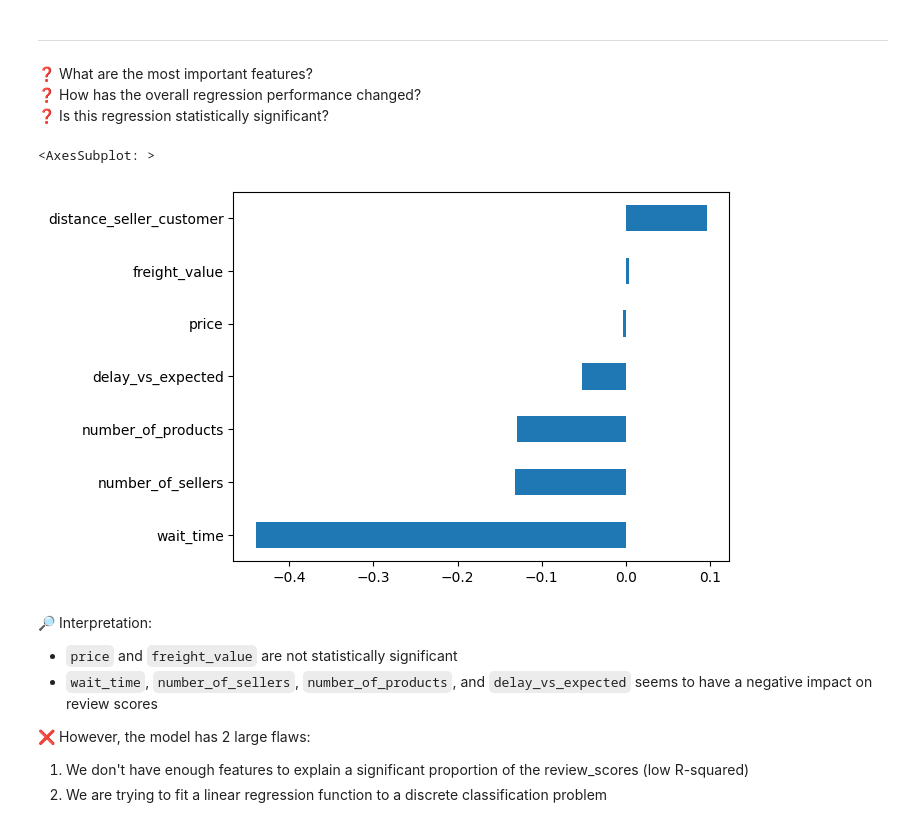
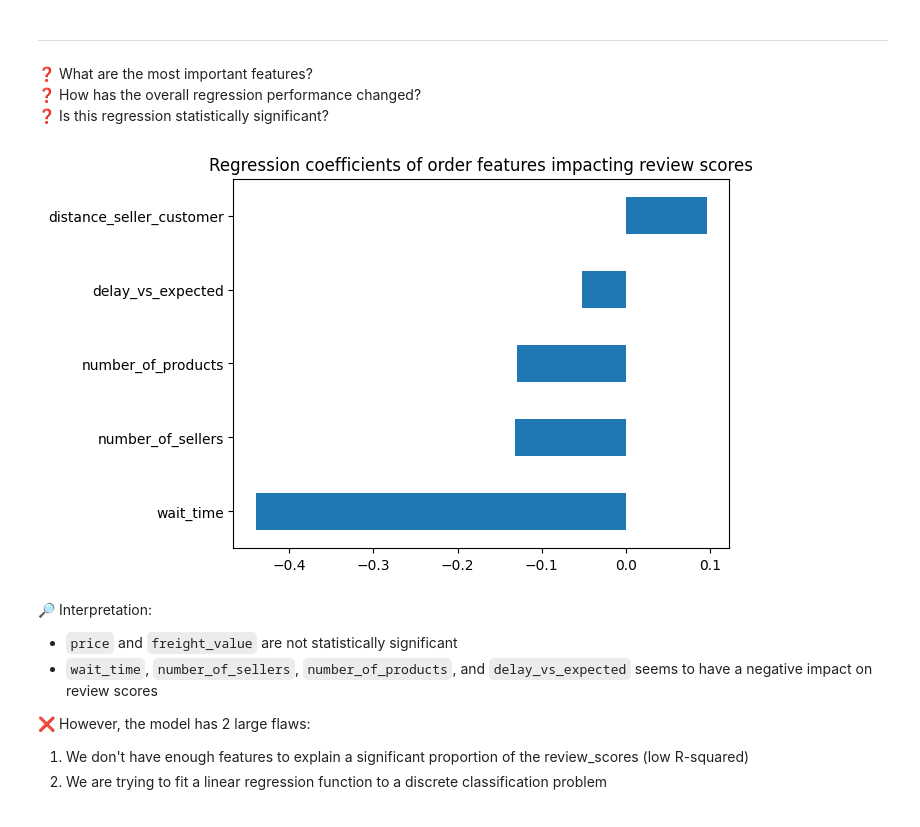
Before and after one commit to emiliasato/ecommerce-analysis, a Jupyter notebook: notebooks/EDA-orders.ipynb, the cells around one changed output. Saved outputs shown, nothing was run; the diff lists cells and outputs as text; code cells hidden in the pictures.

```diff
--- a/notebooks/EDA-orders.ipynb
+++ b/notebooks/EDA-orders.ipynb
@@ -282,10 +263,11 @@ Notes:
 ❓ How has the overall regression performance changed? \
 ❓ Is this regression statistically significant?
 # %%
-model4.params[1:].sort_values().plot(kind='barh')
+model4.params[1:].drop(['price','freight_value']).sort_values().plot(kind='barh')
+plt.title('Regression coefficients of order features impacting review scores')
+plt.show()
 # %% [output]
-<AxesSubplot: >
-[figure, old version]
+[figure, new version]
 # %% [markdown]
 
 🔎 Interpretation:
```
Also changed, not shown: parts of 14 cells of this notebook, 4 other files.
